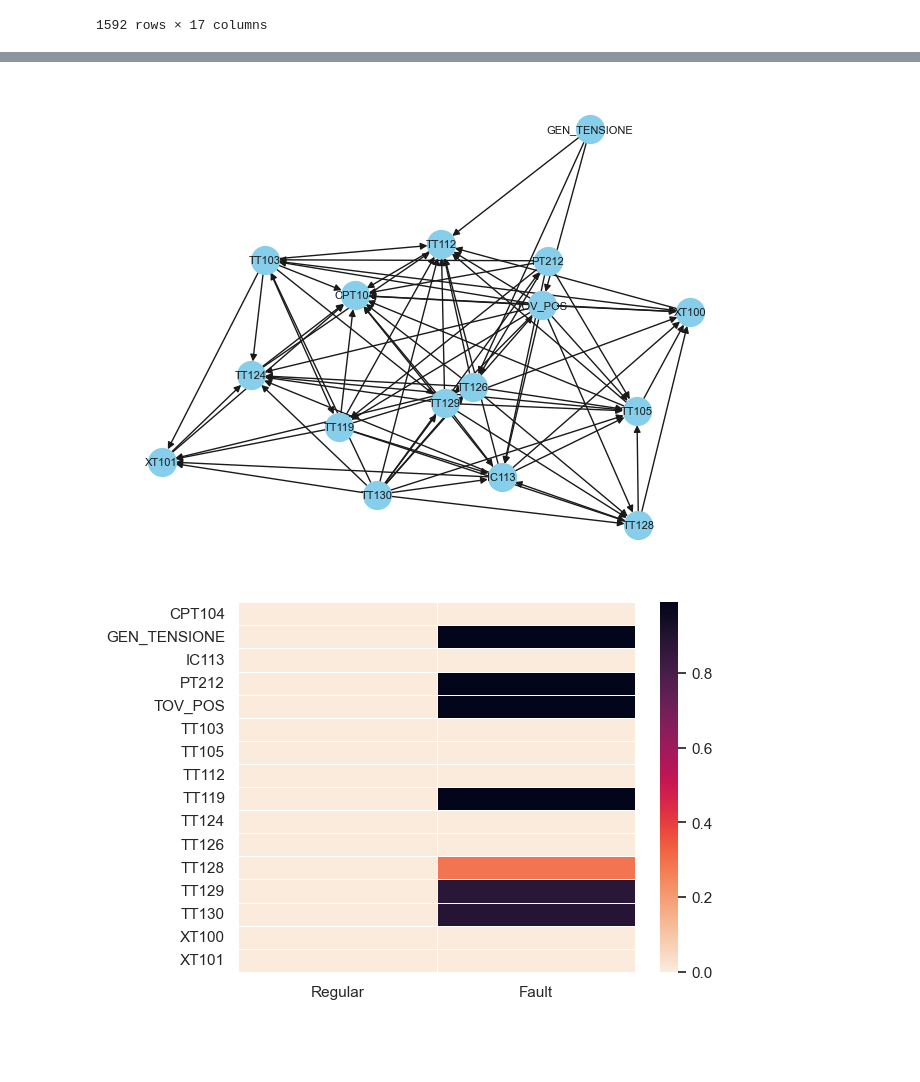
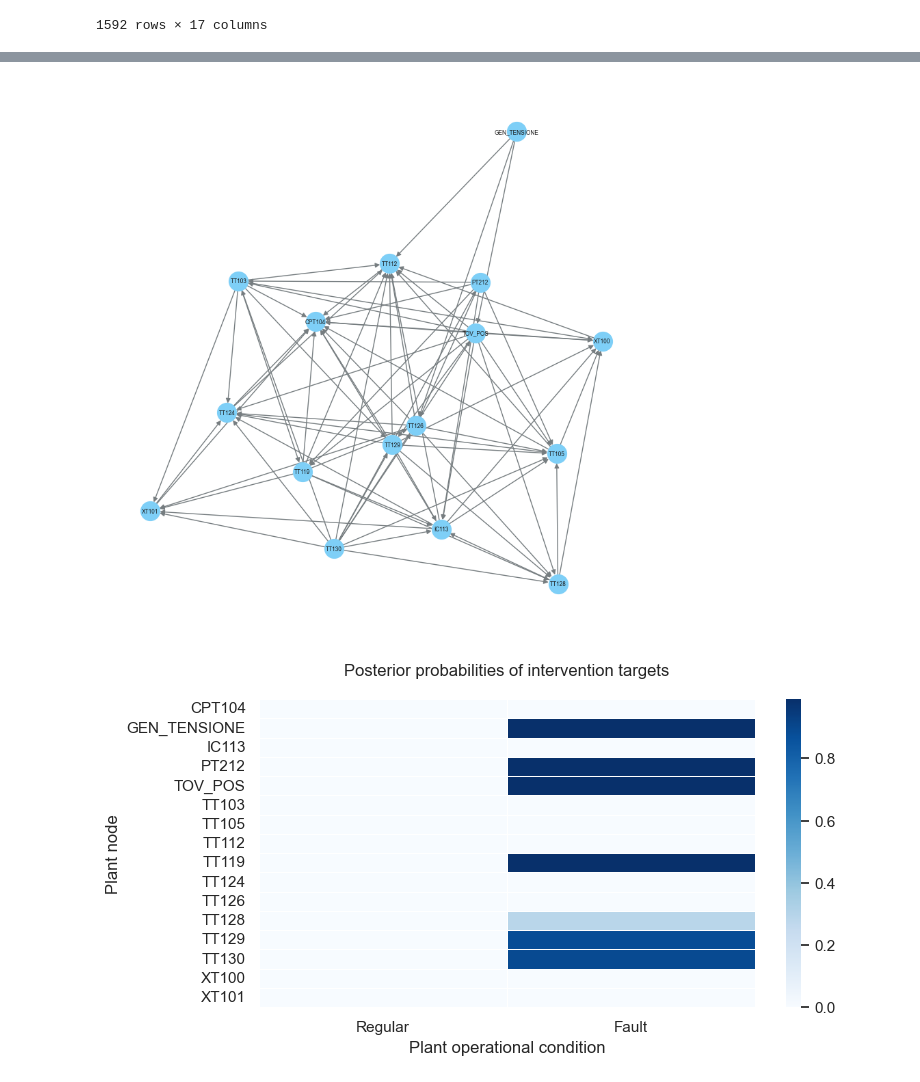
Before and after one commit to fabrizio-n/Bayesian_graphical_modelling_for_fault_diagnosis_in_industrial_plant_operations, a Jupyter notebook: python_mcmcdagtargets/turboden_study.ipynb, the cells around one changed output, grey strips where cells are left out. Saved outputs shown, nothing was run; the diff lists cells and outputs as text; code cells hidden in the pictures; blank space fills up the shorter version.

```diff
--- a/python_mcmcdagtargets/turboden_study.ipynb
+++ b/python_mcmcdagtargets/turboden_study.ipynb
@@ -93,27 +98,36 @@ plt.show()
 # %%
+plt.figure(figsize=(8, 8))
+
 # Example arrays of keys and values
 keys = [i for i in range(len(data.columns.drop('Fault')))]
 values = data.columns.drop('Fault')
 # Initialize an empty dictionary
 labels = {}
 # Create the dictionary by iterating through the arrays
 for i in range(len(keys)):
     labels[keys[i]] = values[i]
 
 
 
 G = nx.DiGraph(DAG_estimate)
 pos = nx.kamada_kawai_layout(G)  # Layout algorithm (you can choose other layouts)
-nx.draw(G, pos, with_labels=True, labels=labels, node_size=400, node_color='skyblue', font_size=8, arrows=True)
+nx.draw(G, pos, with_labels=True, labels=labels, node_size=400, node_color='#7ECFF7', edge_color='#767D80', font_size=6, arrows=True)
 
+plt.savefig('output/turboden/post_graph.png')
 plt.show()
 # %% [output]
-[figure, old version]
+[figure, new version]
 # %%
 rows = data.columns.drop('Fault')
 df_int_est = pd.DataFrame(Targets_estimate, index=rows, columns=['Regular', 'Fault'])
 
-Targets_hm = sns.heatmap(df_int_est, linewidths=.5, cmap=palette)
+plt.figure(figsize=(8, 4))
+Targets_hm = sns.heatmap(df_int_est, linewidths=.5, cmap="Blues")
+plt.title('Posterior probabilities of intervention targets', y=1.05)
+plt.ylabel('Plant node')
+plt.xlabel('Plant operational condition')
+
+plt.savefig('output/turboden/post_int_targets.png')
 plt.show()
 # %% [output]
-[figure, old version]
+[figure, new version]
```
Also changed, not shown: parts of 5 cells of this notebook, 7 other files.
